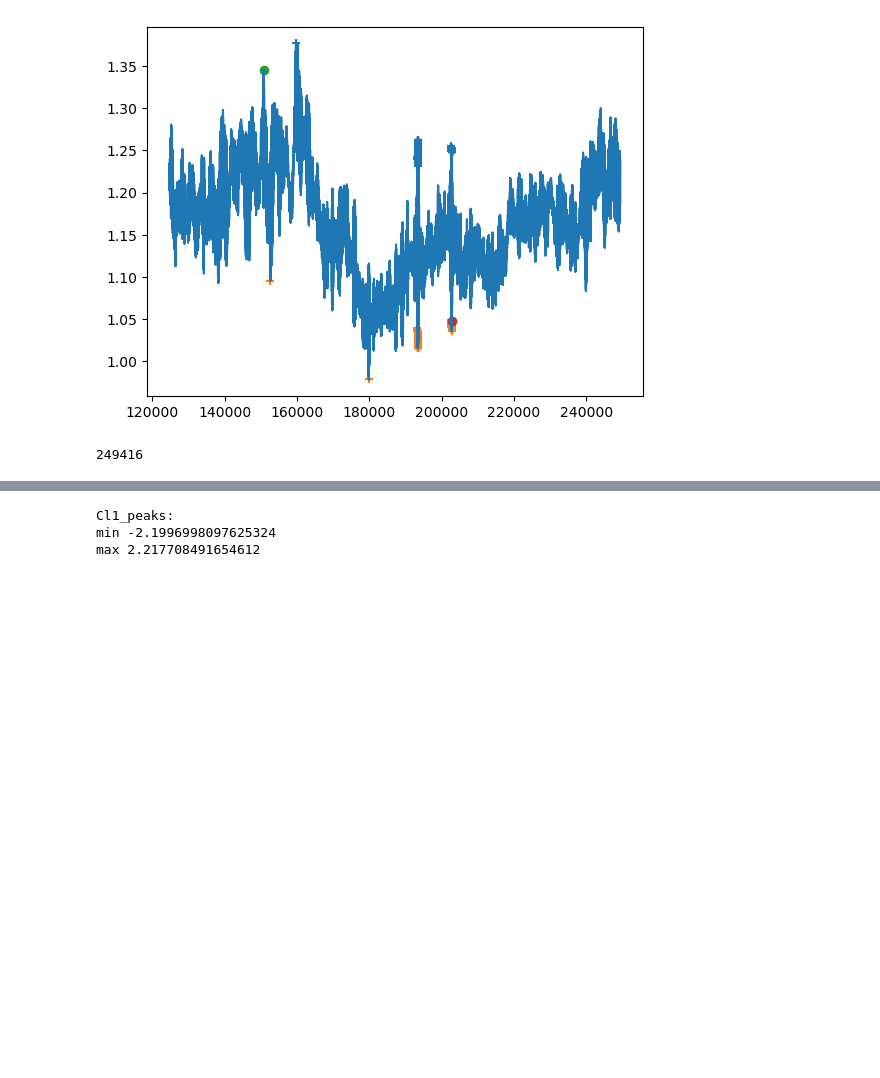
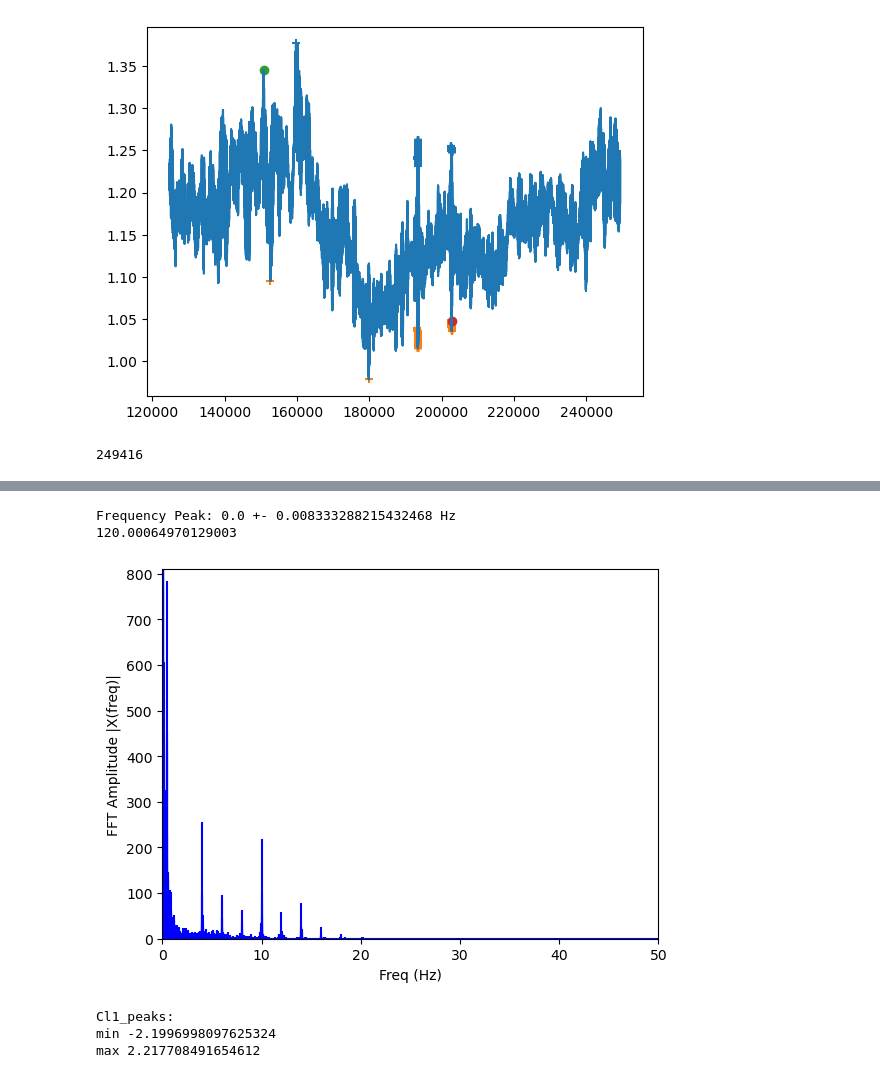
Before and after one commit to MaxBille/lettuce, a Jupyter notebook: myTest/test_Drag_interval.ipynb, the cells around one changed output, grey strips where cells are left out. Cells and saved outputs as stored; diff of their text form; code cells hidden in the pictures; blank space fills up the shorter version.

```diff
--- a/myTest/test_Drag_interval.ipynb
+++ b/myTest/test_Drag_interval.ipynb
@@ -102,3 +120,34 @@ plt.legend(labels=["Drag_1", "Drag_small"])
+# %%
+
+### prototyped fft for frequency detection and calculation of strouhal-number
+# ! Drag_frequency is 2* Strouhal-Freq. Lift-freq. is Strouhal-Freq.
+drag_converged = drag_1[int(0.4*drag_1.shape[0]):,:]
+
+X = np.fft.fft(drag_converged[:, 2])  # fft result (amplitudes)
+N = len(X)  # number of freqs
+n = np.arange(N)  # freq index
+T = N*(drag_converged[2,1]-drag_converged[1,1]) # total time measured (T_PU)
+freq = n / T  # frequencies (x-axis of spectrum)
+
+plt.figure
+plt.stem(freq, np.abs(X), 'b', markerfmt=" ", basefmt="-b")  # plot spectrum |X|(f)
+plt.xlabel("Freq (Hz)")
+plt.ylabel("FFT Amplitude |X(freq)|")
+plt.xlim(0,50)
+# print("max. Amplitude np.abx(X).max():", np.abs(X).max())   # for debugging
+plt.ylim(0, np.abs(X[10:int(X.shape[0] * 0.5)]).max())  # ylim, where highes peak is on left half of full spectrum
+
+freq_res = freq[1] - freq[0]  # frequency-resolution
+X_abs = np.abs(X[10:int(X.shape[0] * 0.4)])  # get |X| Amplitude for left half of full spectrum
+freq_peak = freq[np.argmax(X_abs)]  # find frequency with highest amplitude
+print("Frequency Peak:", freq_peak, "+-", freq_res, "Hz")
+# f = Strouhal for St=f*D/U and D=U=1 in PU
+
+print(T)
+# %% [output]
+Frequency Peak: 0.0 +- 0.008333288215432468 Hz
+120.00064970129003
+[figure, added]
 # %%
 lift_1 = np.loadtxt(str(output_path+data1+"/lift_coefficient.txt"))
 #lift_2 = np.loadtxt(str(output_path+data2+"/lift_coefficient.txt"))
```
Also changed, not shown: parts of 4 cells of this notebook, 26 other files.
